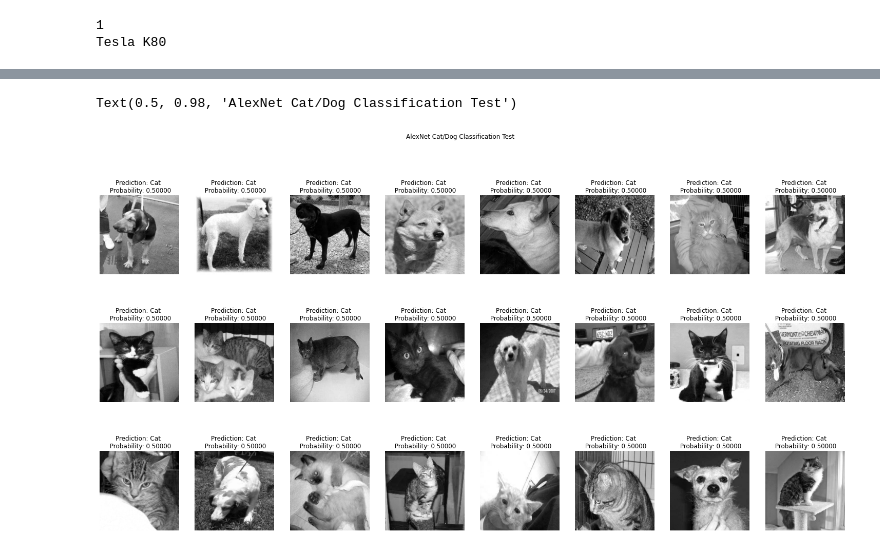
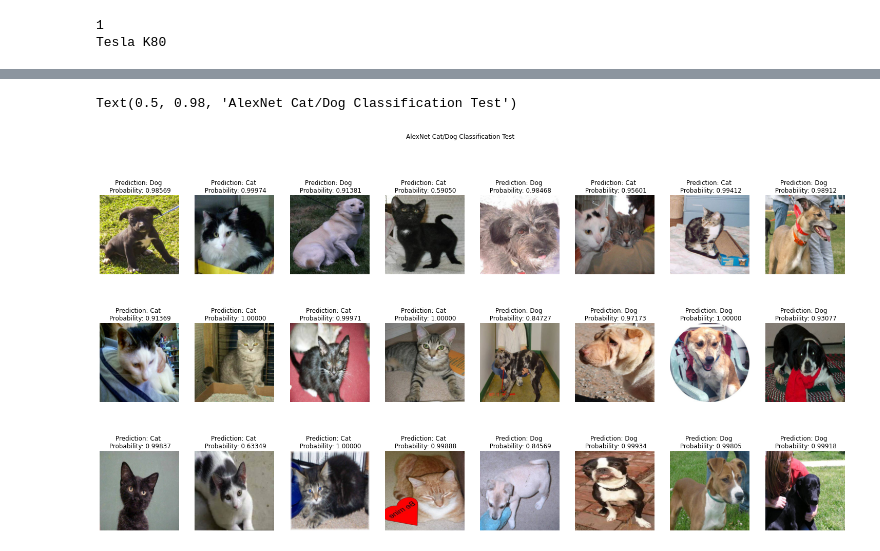
Before and after one commit to egagli/amath563, a Jupyter notebook: labs/5/Lab5_Notebook.ipynb, the cells around one changed output, grey strips where cells are left out. Saved outputs shown, nothing was run; the diff lists cells and outputs as text; code cells hidden in the pictures.

Commit message:
finish alexnet and plot test classification images

```diff
--- a/labs/5/Lab5_Notebook.ipynb
+++ b/labs/5/Lab5_Notebook.ipynb
@@ -138,7 +141,7 @@ class AlexNet(nn.Module):
         # layer 5
         nn.Conv2d(in_channels=384, out_channels=256, kernel_size=3, stride=1, padding=1), # 13x13x256
         nn.ReLU(),
-        nn.MaxPool2d(kernel_size=3,stride=2), # 6x6x256
+        nn.MaxPool2d(kernel_size=3,stride=2), #, # 6x6x256
 
         # flattening
         nn.Flatten(),
@@ -152,21 +155,7 @@ class AlexNet(nn.Module):
         nn.ReLU(),
 
         # layer 8
-        nn.Linear(4096, num_classes),
-        nn.ReLU())
-        # initialize bias
-
-        #self.init_bias()
-
-    #def init_bias(self):
-        # Initialize weights according to original paper... diff bias for diff layers
-        #for layer in self.net:
-          #if isinstance(layer, nn.Conv2d):
-                #nn.init.normal_(layer.weight, mean=0, std=0.01)
-                #nn.init.constant_(layer.bias, 0)
-        #nn.init.constant_(self.net[3].bias, 1)
-        #nn.init.constant_(self.net[8].bias, 1)
-        #nn.init.constant_(self.net[10].bias, 1)
+        nn.Linear(4096, num_classes))
 
     def forward(self, x):
         return self.net(x)
@@ -254,18 +243,20 @@ guesses = torch.argmax(y_pred, dim=1)
 # get probabilities
 smax=nn.Softmax(dim=1)
 probability,_ = torch.max(smax(y_pred),dim=1)
+# %%
+imgs_test_not_normalized, labels_test_not_normalized = next(iter(test_loader_not_normalized))
 # %%
 # plot classification accuracy
 f,ax=plt.subplots(3,8,figsize=(26,13))
 for i,(axs,predicted,true,prob) in enumerate(zip(ax.reshape(-1),guesses,labels_test,probability)):
-  axs.imshow(imgs_test.cpu()[i][0],cmap='gray')
+  axs.imshow(imgs_test_not_normalized[i].permute(1,2,0))
   if predicted == 1:
             predicted='Dog'
   elif predicted == 0:
             predicted='Cat'
   axs.set_title(f'Prediction: {predicted} \n Probability: {prob:0.5f}')
   axs.axis('off')
 f.suptitle('AlexNet Cat/Dog Classification Test')
 # %% [output]
 Text(0.5, 0.98, 'AlexNet Cat/Dog Classification Test')
-[figure, old version]
+[figure, new version]
```
Also changed, not shown: parts of 3 cells of this notebook.
